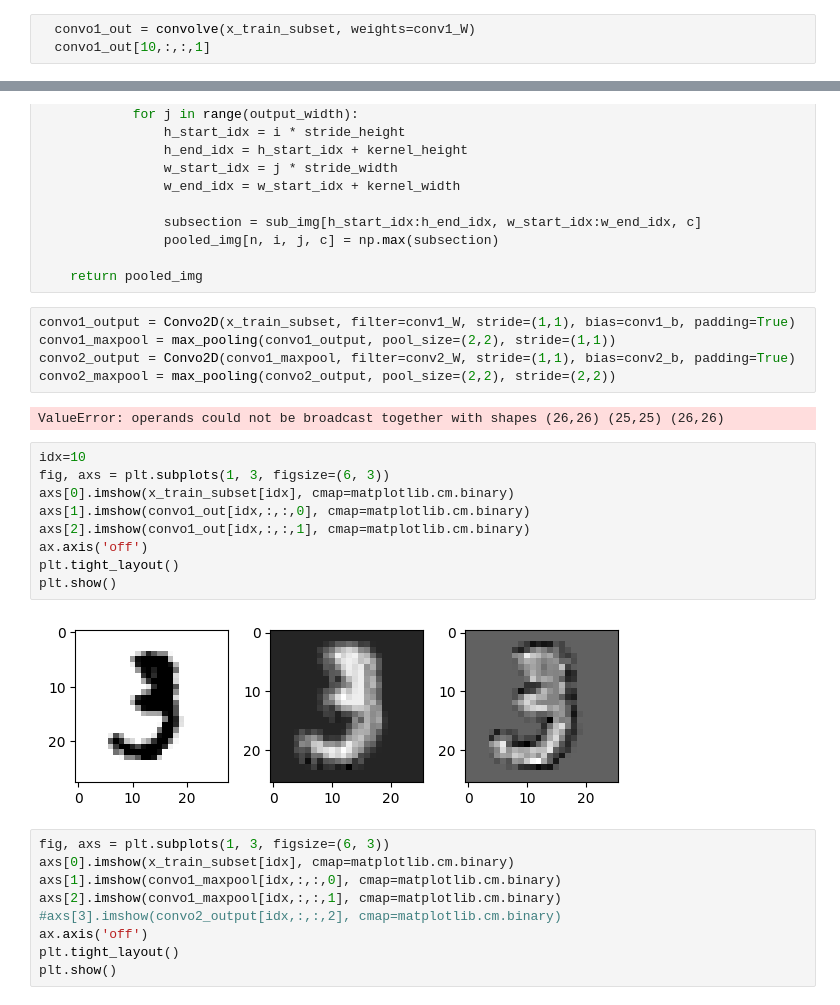
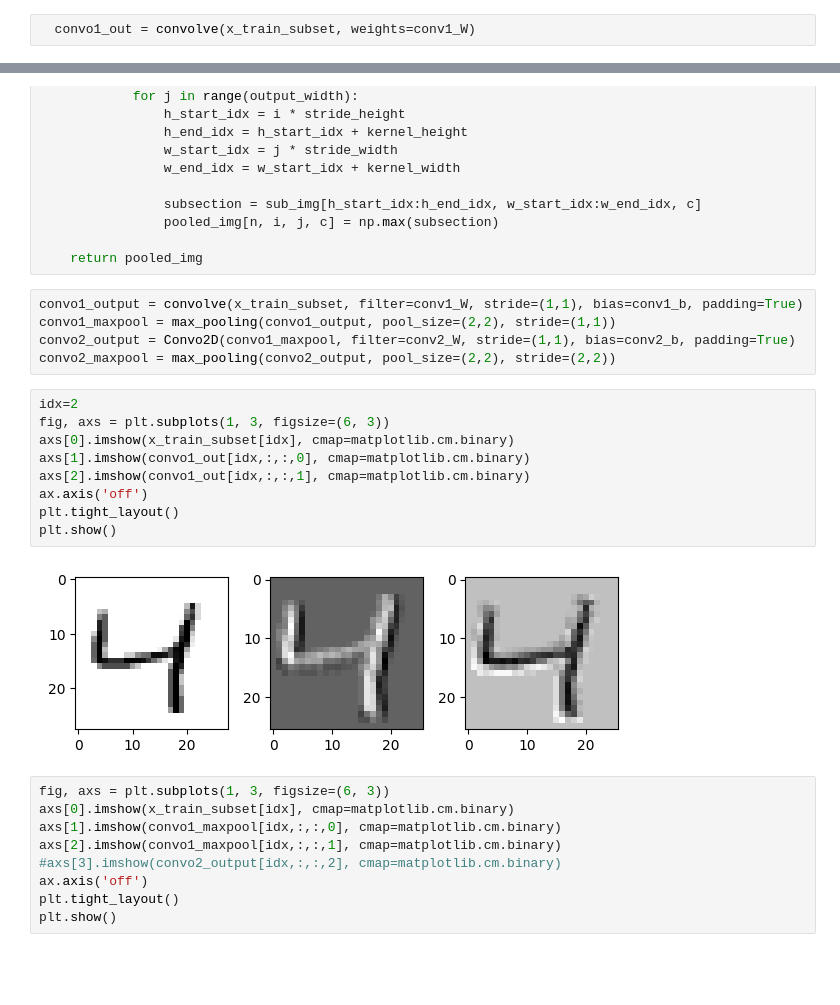
Before and after one commit to pquynhvu/TDA, a Jupyter notebook: mnist_pytorch.ipynb, the cells around one changed output, grey strips where cells are left out. Cells and saved outputs as stored; diff of their text form; blank space fills up the shorter version.

```diff
--- a/mnist_pytorch.ipynb
+++ b/mnist_pytorch.ipynb
@@ -230,3 +241,2 @@ def convolve(im, weights):
 # %%
   convo1_out = convolve(x_train_subset, weights=conv1_W)
-  convo1_out[10,:,:,1]
@@ -277,23 +266,21 @@ def max_pooling(image, pool_size, stride):
 
     return pooled_img
 # %%
-convo1_output = Convo2D(x_train_subset, filter=conv1_W, stride=(1,1), bias=conv1_b, padding=True)
+convo1_output = convolve(x_train_subset, filter=conv1_W, stride=(1,1), bias=conv1_b, padding=True)
 convo1_maxpool = max_pooling(convo1_output, pool_size=(2,2), stride=(1,1))
 convo2_output = Convo2D(convo1_maxpool, filter=conv2_W, stride=(1,1), bias=conv2_b, padding=True)
 convo2_maxpool = max_pooling(convo2_output, pool_size=(2,2), stride=(2,2))
-# %% [output]
-ValueError: operands could not be broadcast together with shapes (26,26) (25,25) (26,26)
 # %%
-idx=10
+idx=2
 fig, axs = plt.subplots(1, 3, figsize=(6, 3))
 axs[0].imshow(x_train_subset[idx], cmap=matplotlib.cm.binary)
 axs[1].imshow(convo1_out[idx,:,:,0], cmap=matplotlib.cm.binary)
 axs[2].imshow(convo1_out[idx,:,:,1], cmap=matplotlib.cm.binary)
 ax.axis('off')
 plt.tight_layout()
 plt.show()
 # %% [output]
-[figure, old version]
+[figure, new version]
 # %%
 fig, axs = plt.subplots(1, 3, figsize=(6, 3))
 axs[0].imshow(x_train_subset[idx], cmap=matplotlib.cm.binary)
```
Also changed, not shown: parts of 12 cells of this notebook.
